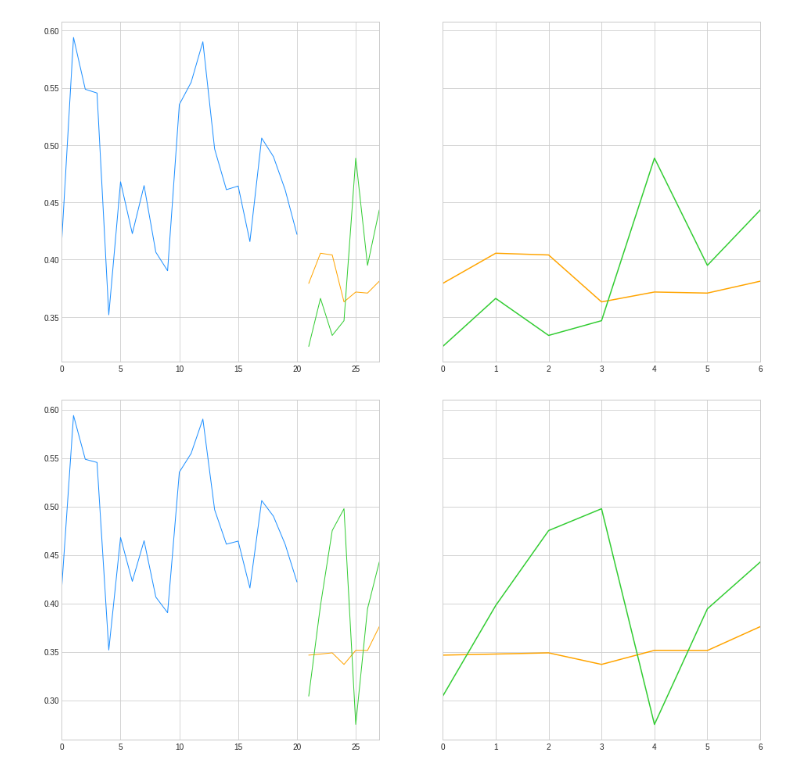
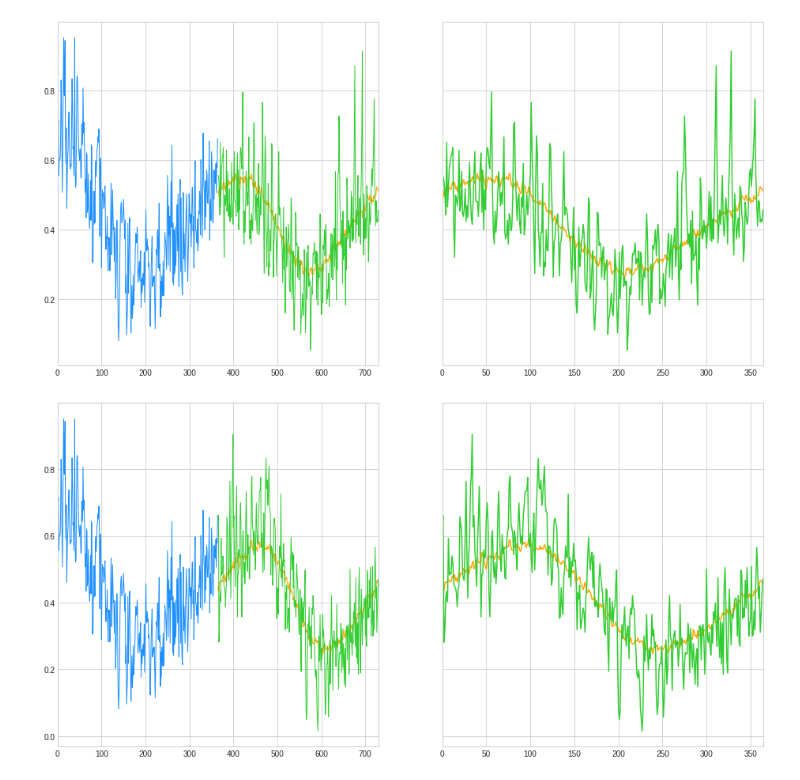
Before and after one commit to nickbuker/time_series_rnn, a Jupyter notebook: notebooks/01_fit_rnn.ipynb, the cells around one changed output. Saved outputs shown, nothing was run; the diff lists cells and outputs as text; code cells hidden in the pictures.

```diff
--- a/notebooks/01_fit_rnn.ipynb
+++ b/notebooks/01_fit_rnn.ipynb
@@ -12,7 +10,7 @@ from tensorflow.keras.optimizers import Adam
 # make it pretty
 plt.style.use('seaborn-whitegrid')
 # %%
-df = pd.read_csv('data/seattle_911_timeseries.csv')
+df = pd.read_csv('../data/prep_daily_temp_ts.csv')
 # %%
 df.info()
 # %% [output]
@@ -79,7 +77,7 @@ def plot_rnn_output(x, y, i, y_lim=1.0):
         label='True result',
         color='limegreen');
 # %%
-x, y = make_training_data(df['detrended_scaled_count'], 21, 7)
+x, y = make_training_data(df['detrended_scaled_temp'], 365, 365)
 # %%
 x = x.reshape(x.shape[0], x.shape[1], 1)
 # %%
@@ -143,8 +145,8 @@ plot_rnn_output(x_test, y_test, 0)
 # %%
 plot_rnn_output(x_test, y_test, 500)
 # %% [output]
-[figure, old version]
+[figure, new version]
 # %%
-plot_rnn_output(x_test, y_test, 1000)
+plot_rnn_output(x_test, y_test, 700)
 # %% [output]
-[figure, old version]
+[figure, new version]
```
Also changed, not shown: parts of 9 cells of this notebook, 3 other files.
